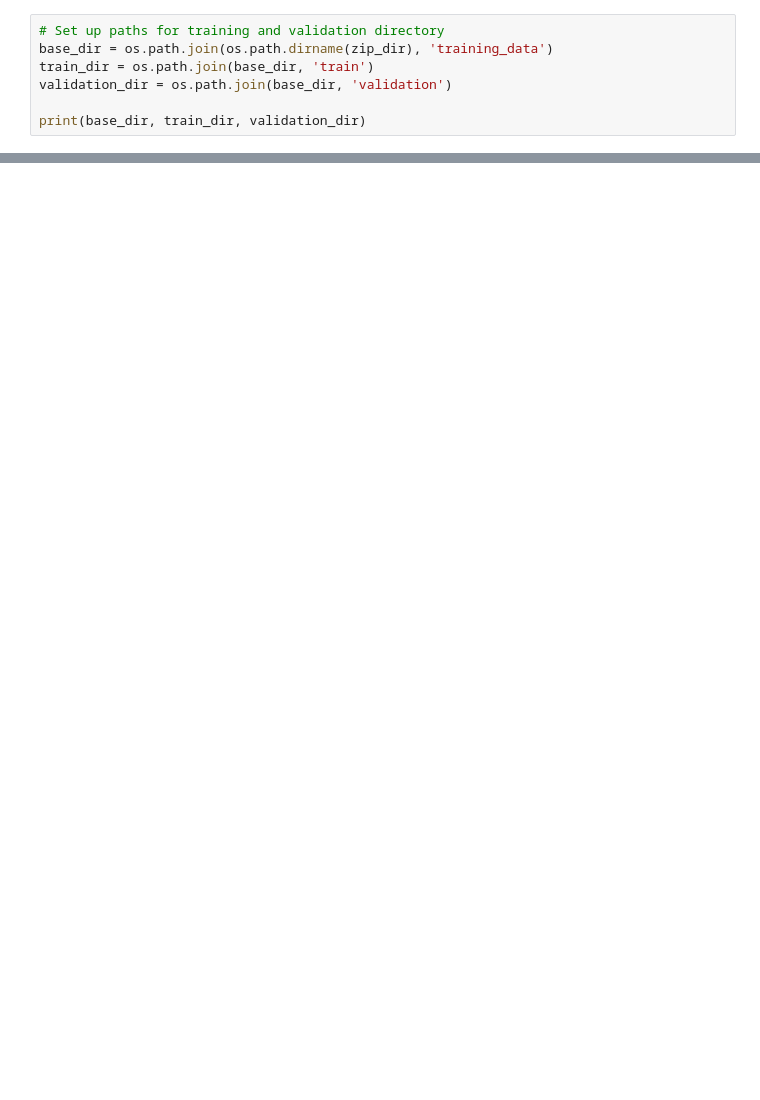
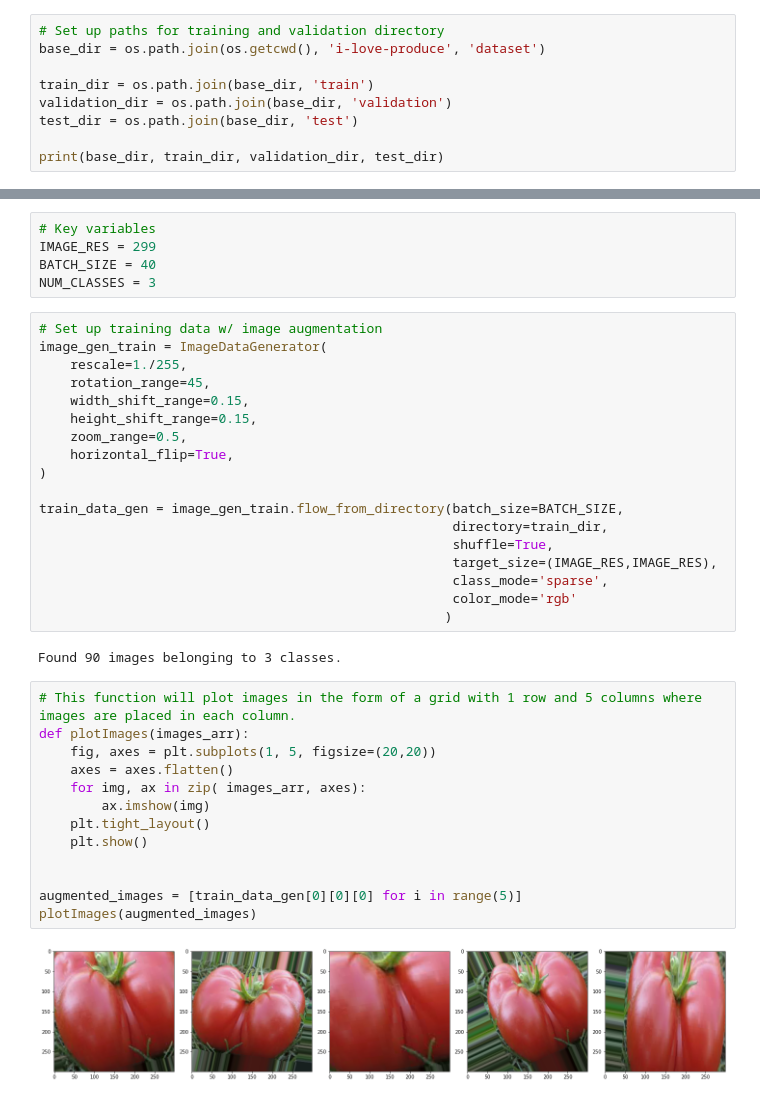
Before and after one commit to WilhelmWillie/i-love-produce, a Jupyter notebook: i_love_produce_classifier.ipynb, the cells around one changed output, grey strips where cells are left out. Saved outputs shown, nothing was run; the diff lists cells and outputs as text; blank space fills up the shorter version.

```diff
--- a/i_love_produce_classifier.ipynb
+++ b/i_love_produce_classifier.ipynb
@@ -21,8 +35,10 @@ zip_dir = tf.keras.utils.get_file('training_data.zip', origin=TRAINING_DATA_ZIP,
 # %%
 # Set up paths for training and validation directory
-base_dir = os.path.join(os.path.dirname(zip_dir), 'training_data')
+base_dir = os.path.join(os.getcwd(), 'i-love-produce', 'dataset')
+
 train_dir = os.path.join(base_dir, 'train')
 validation_dir = os.path.join(base_dir, 'validation')
+test_dir = os.path.join(base_dir, 'test')
 
-print(base_dir, train_dir, validation_dir)
+print(base_dir, train_dir, validation_dir, test_dir)
 # %% [output]
@@ -41,0 +66,40 @@ validation_batches = validation_set.map(format_image).batch(BATCH_SIZE).prefetch
+# %%
+# Key variables
+IMAGE_RES = 299
+BATCH_SIZE = 40
+NUM_CLASSES = 3
+# %%
+# Set up training data w/ image augmentation
+image_gen_train = ImageDataGenerator(
+    rescale=1./255,
+    rotation_range=45,
+    width_shift_range=0.15,
+    height_shift_range=0.15,
+    zoom_range=0.5,
+    horizontal_flip=True,
+)
+
+train_data_gen = image_gen_train.flow_from_directory(batch_size=BATCH_SIZE,
+                                                     directory=train_dir,
+                                                     shuffle=True,
+                                                     target_size=(IMAGE_RES,IMAGE_RES),
+                                                     class_mode='sparse',
+                                                     color_mode='rgb'
+                                                    )
+# %% [output]
+Found 90 images belonging to 3 classes.
+# %%
+# This function will plot images in the form of a grid with 1 row and 5 columns where images are placed in each column.
+def plotImages(images_arr):
+    fig, axes = plt.subplots(1, 5, figsize=(20,20))
+    axes = axes.flatten()
+    for img, ax in zip( images_arr, axes):
+        ax.imshow(img)
+    plt.tight_layout()
+    plt.show()
+
+
+augmented_images = [train_data_gen[0][0][0] for i in range(5)]
+plotImages(augmented_images)
+# %% [output]
+[figure, added]
```
Also changed, not shown: parts of 15 cells of this notebook.
